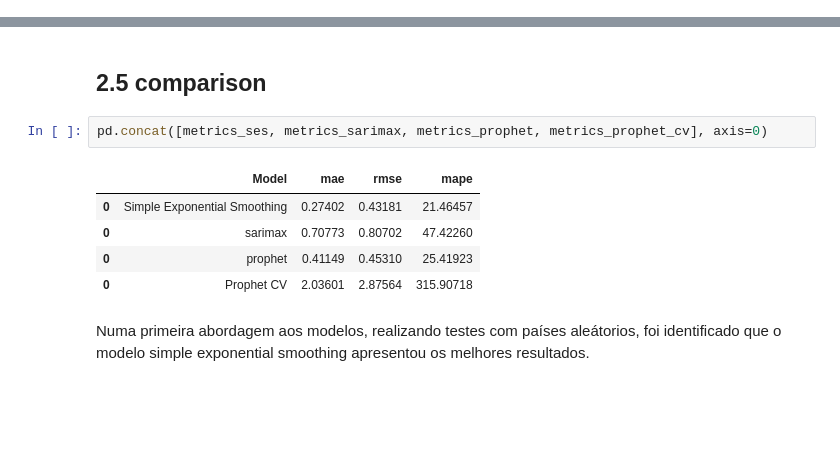
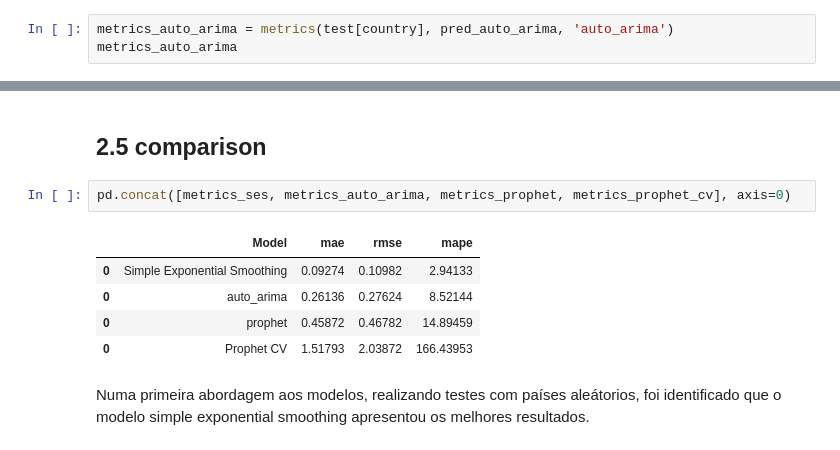
Before and after one commit to lavinomenezes/Desafio_DS_Series_Temporais, a Jupyter notebook: notebooks/desafio_ds_v01_02_time_series_analyses.ipynb, the cells around one changed output, grey strips where cells are left out. Cells and saved outputs as stored; diff of their text form; blank space fills up the shorter version.

```diff
--- a/notebooks/desafio_ds_v01_02_time_series_analyses.ipynb
+++ b/notebooks/desafio_ds_v01_02_time_series_analyses.ipynb
@@ -327,0 +340,3 @@ metrics_sarimax
+# %%
+metrics_auto_arima = metrics(test[country], pred_auto_arima, 'auto_arima')
+metrics_auto_arima
@@ -404,13 +422,13 @@ metrics_prophet_cv
 # %% [markdown]
 ## 2.5 comparison
 # %%
-pd.concat([metrics_ses, metrics_sarimax, metrics_prophet, metrics_prophet_cv], axis=0)
+pd.concat([metrics_ses, metrics_auto_arima, metrics_prophet, metrics_prophet_cv], axis=0)
 # %% [output]
 |  | Model | mae | rmse | mape |
-| 0 | Simple Exponential Smoothing | 0.27402 | 0.43181 | 21.46457 |
-| 0 | sarimax | 0.70773 | 0.80702 | 47.42260 |
-| 0 | prophet | 0.41149 | 0.45310 | 25.41923 |
-| 0 | Prophet CV | 2.03601 | 2.87564 | 315.90718 |
+| 0 | Simple Exponential Smoothing | 0.09274 | 0.10982 | 2.94133 |
+| 0 | auto_arima | 0.26136 | 0.27624 | 8.52144 |
+| 0 | prophet | 0.45872 | 0.46782 | 14.89459 |
+| 0 | Prophet CV | 1.51793 | 2.03872 | 166.43953 |
 # %% [markdown]
 Numa primeira abordagem aos modelos, realizando testes com países aleátorios, foi identificado que o modelo simple exponential smoothing apresentou os melhores resultados.
 # %% [markdown]
```
Also changed, not shown: parts of 25 cells of this notebook.
